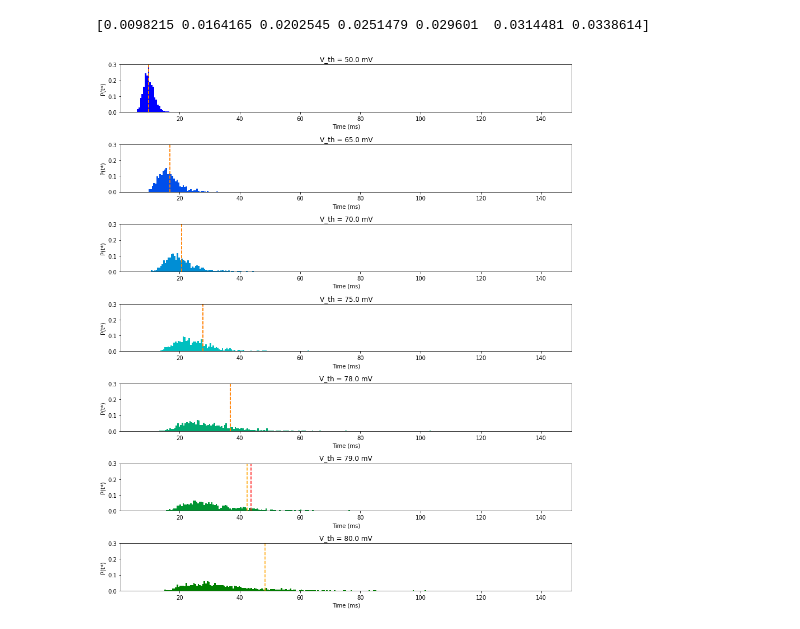
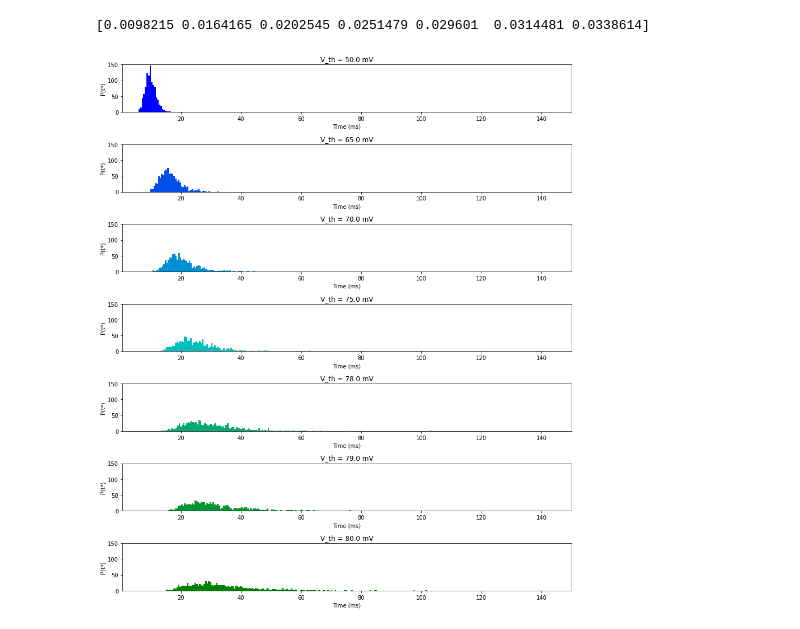
Before and after one commit to davidgbe/for_the_birds, a Jupyter notebook: current_based_time_to_threshold_test.ipynb, the cells around one changed output. Cells and saved outputs as stored; diff of their text form; code cells hidden in the pictures.

```diff
--- a/current_based_time_to_threshold_test.ipynb
+++ b/current_based_time_to_threshold_test.ipynb
@@ -308,31 +308,31 @@ print(first_spk_ts.mean(axis=1))
 # %%
 # plot
 fig, axs = plt.subplots(len(v_ths), 1, figsize=(12, 2 * len(v_ths)), tight_layout=True)
 
 t_bin_size = 5 * S.DT * 1000
-weights = np.ones(NUM_SAMPLES) / NUM_SAMPLES / t_bin_size
+# weights = np.ones(NUM_SAMPLES) / NUM_SAMPLES / t_bin_size
 y_scale = 0.3
 
 for i, v_th in enumerate(v_ths):
     spks_ts = first_spk_ts[i, :]
     t_range = (spks_ts.max() - spks_ts.min()) * 1000
     n_bins = int(t_range/t_bin_size)
-    axs[i].hist(first_spk_ts[i, :] * 1000, bins=n_bins, color=colors_1[i], weights=weights)
+    axs[i].hist(first_spk_ts[i, :] * 1000, bins=n_bins, color=colors_1[i])
     axs[i].set_xlim(t.min() * 1000, t.max() * 1000)
-    axs[i].set_ylim(0, y_scale)
+    axs[i].set_ylim(0, 150)
     axs[i].set_xlabel('Time (ms)')
     axs[i].set_ylabel('P(t*)')
     axs[i].set_title(f'V_th = {v_th * 1000} mV')
 
-    t_delay_s = t_delay(v_th, TAU, a_prime, l)
-    axs[i].plot([t_delay_s * 1000] * 1000, np.linspace(0, y_scale, 1000), '--', c='red')
+#     t_delay_s = t_delay(v_th, TAU, a_prime, l)
+#     axs[i].plot([t_delay_s * 1000] * 1000, np.linspace(0, y_scale, 1000), '--', c='red')
 
-    k_min = v_th / (a_prime * TAU)
-    n_top = poisson_prob_over_k(np.floor(k_min - 1),  l)
-    n_bot = poisson_prob_over_k(np.floor(k_min),  l)
-    r_N = n_top/n_bot
+#     k_min = v_th / (a_prime * TAU)
+#     n_top = poisson_prob_over_k(np.floor(k_min - 1),  l)
+#     n_bot = poisson_prob_over_k(np.floor(k_min),  l)
+#     r_N = n_top/n_bot
 
-    t_delay_s_corrected = t_delay(v_th, TAU, a_prime, l * r_N)
-    axs[i].plot([t_delay_s_corrected * 1000] * 1000, np.linspace(0, y_scale, 1000), '--', c='orange')
+#     t_delay_s_corrected = t_delay(v_th, TAU, a_prime, l * r_N)
+#     axs[i].plot([t_delay_s_corrected * 1000] * 1000, np.linspace(0, y_scale, 1000), '--', c='orange')
 # %% [output]
-[figure, old version]
+[figure, new version]
```
Also changed, not shown: 1 other file.
